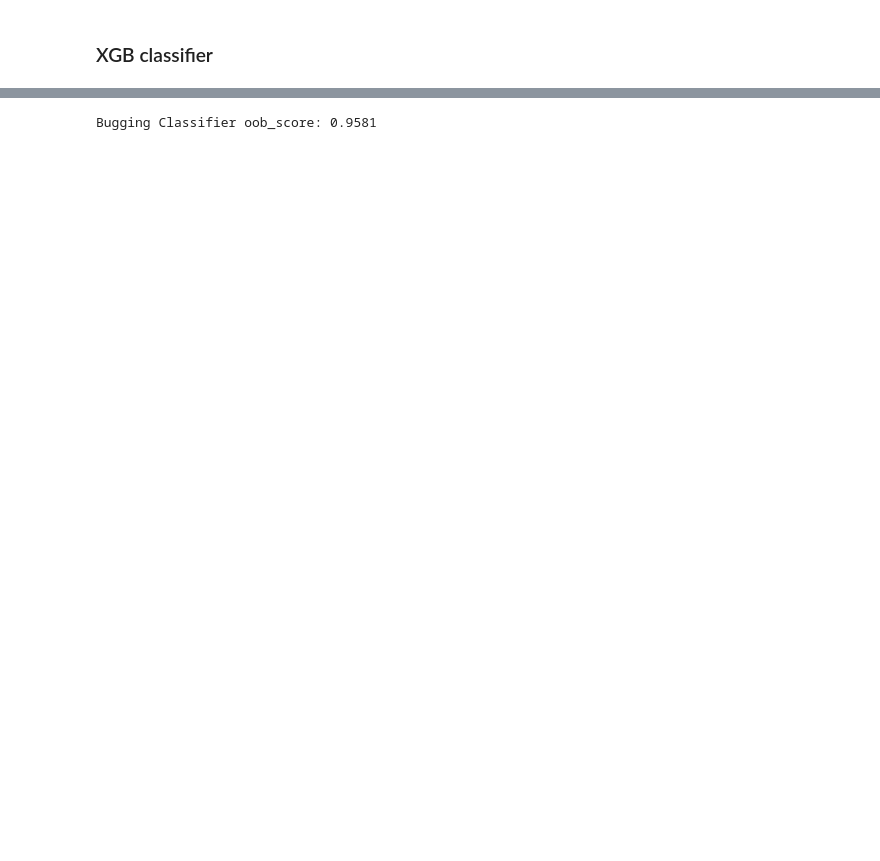
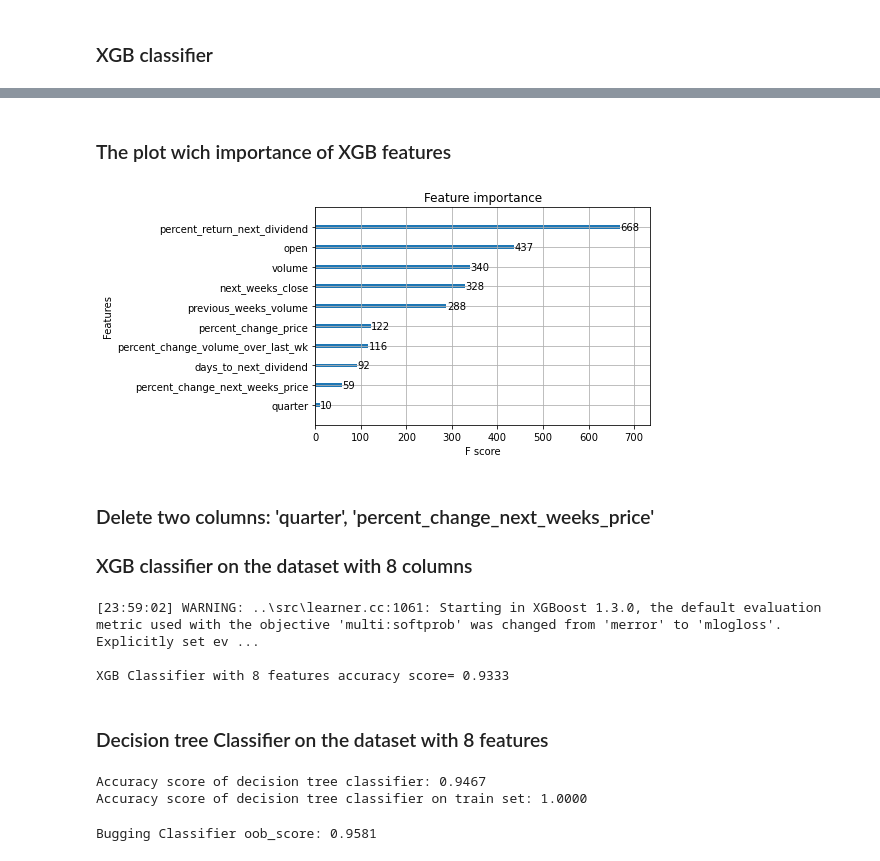
Before and after one commit to AndrejAlpatov/ml_dow_jones, a Jupyter notebook: notebooks/main_notebook.ipynb, the cells around one changed output, grey strips where cells are left out. Drawn from its saved outputs; the diff is of its cells as text; code cells hidden in the pictures; blank space fills up the shorter version.

```diff
--- a/notebooks/main_notebook.ipynb
+++ b/notebooks/main_notebook.ipynb
@@ -233,2 +234,40 @@ print('XGB Classifier accuracy score= {:.4f}'.format(acc_score_xgb))
 XGB Classifier accuracy score= 0.9333
+# %% [markdown]
+### The plot wich importance of XGB features
+# %%
+xgb.plot_importance(xgb_cl)
+plt.show()
+# %% [output]
+[figure, added]
+# %% [markdown]
+### Delete two columns: 'quarter', 'percent_change_next_weeks_price'
+
+### XGB classifier on the dataset with 8 columns
+# %%
+df_work=df_work.drop(['quarter', 'percent_change_next_weeks_price'], axis=1)
+X_train, X_test, y_train, y_test = train_test_split(df_work, labels_encoded, random_state=42, test_size=0.3)
+
+xgb_cl_2=xgb.XGBClassifier(n_estimators=1000, n_jobs=-1, random_state=123)
+
+xgb_cl_2.fit(X_train, y_train)
+y_pred=xgb_cl_2.predict(X_test)
+acc_score_xgb_2=accuracy_score(y_test, y_pred)
+
+print('\nXGB Classifier with 8 features accuracy score= {:.4f}'.format(acc_score_xgb))
+# %% [output]
+[23:59:02] WARNING: ..\src\learner.cc:1061: Starting in XGBoost 1.3.0, the default evaluation metric used with the objective 'multi:softprob' was changed from 'merror' to 'mlogloss'. Explicitly set ev ...
+
+XGB Classifier with 8 features accuracy score= 0.9333
+# %% [markdown]
+### Decision tree Classifier on the dataset with 8 features
+# %%
+dt_with_8_columns=DecisionTreeClassifier()
+dt_with_8_columns.fit(X_train, y_train)
+y_pred=dt_with_8_columns.predict(X_test)
+
+print('Accuracy score of decision tree classifier: {:.4f}'.format(accuracy_score(y_test, y_pred)))
+print('Accuracy score of decision tree classifier on train set: {:.4f}'.format(accuracy_score(y_train, dt_with_8_columns.predict(X_train))))
+# %% [output]
+Accuracy score of decision tree classifier: 0.9467
+Accuracy score of decision tree classifier on train set: 1.0000
 # %%
```
Also changed, not shown: parts of 9 cells of this notebook.
